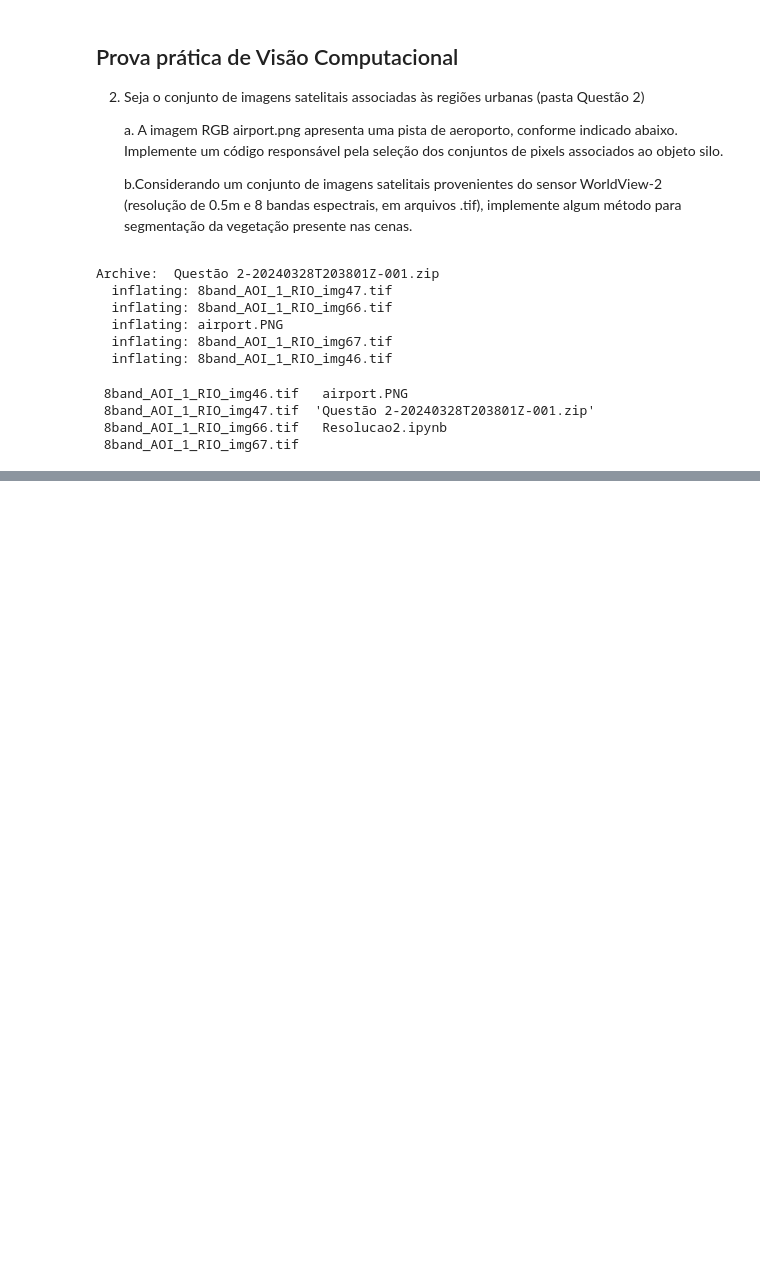
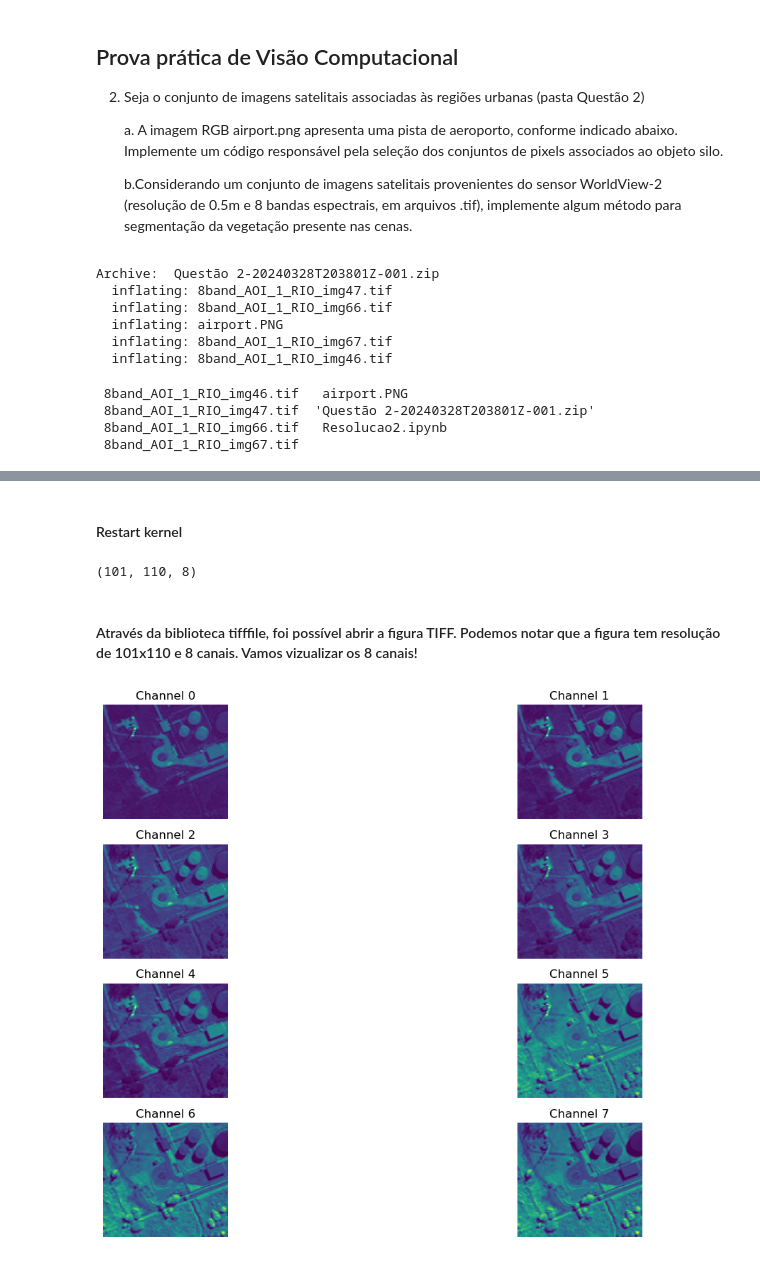
Before and after one commit to yurimarca/FIESC-VisaoComputacional, a Jupyter notebook: Resolucoes/Questao2/Resolucao2.ipynb, the cells around one changed output, grey strips where cells are left out. Drawn from its saved outputs; the diff is of its cells as text; code cells hidden in the pictures; blank space fills up the shorter version.

```diff
--- a/Resolucoes/Questao2/Resolucao2.ipynb
+++ b/Resolucoes/Questao2/Resolucao2.ipynb
@@ -24,0 +75,31 @@ Archive:  Questão 2-20240328T203801Z-001.zip
+# %% [markdown]
+#### Restart kernel
+# %%
+import numpy as np
+import tifffile
+
+img46 = tifffile.imread("8band_AOI_1_RIO_img46.tif")
+
+np.array(img46).shape
+# %% [output]
+(101, 110, 8)
+# %% [markdown]
+#### Através da biblioteca tifffile, foi possível abrir a figura TIFF. Podemos notar que a figura tem resolução de 101x110 e 8 canais. Vamos vizualizar os 8 canais!
+# %%
+import matplotlib.pyplot as plt
+
+fig, axes = plt.subplots(4, 2, figsize=(16, 8))
+
+channel = 0
+for ax_row in axes:
+    for ax in ax_row:
+        ax.axis('off')
+
+        ax.imshow(img46[:, :, channel])
+        ax.set_title(f"Channel {channel}")
+        channel += 1
+
+plt.tight_layout()
+plt.show()
+# %% [output]
+[figure, added]
```
Also changed, not shown: parts of 31 cells of this notebook, 4 other files.
